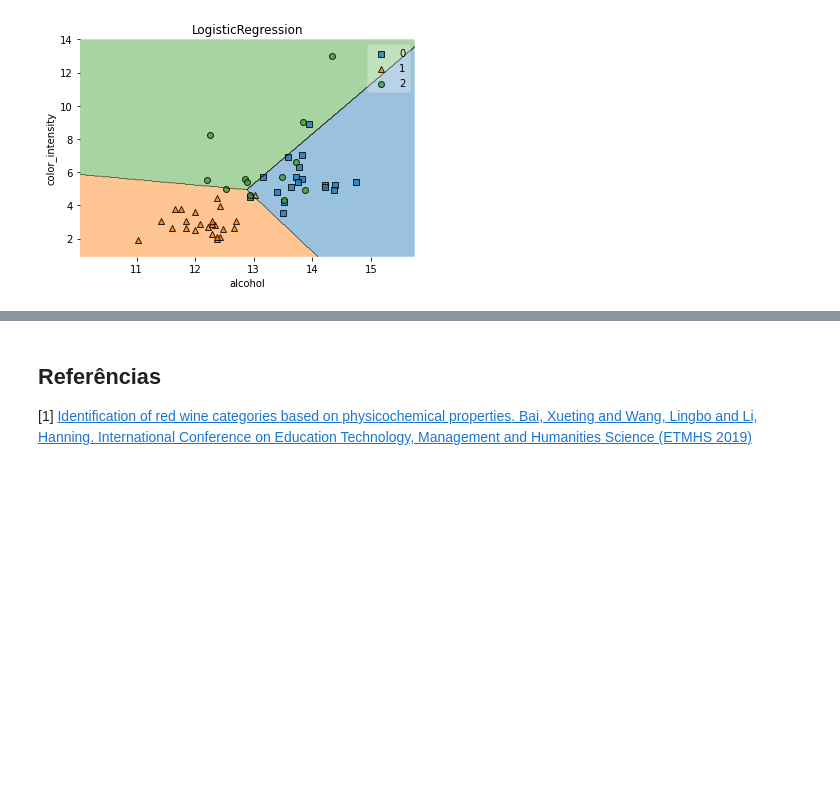
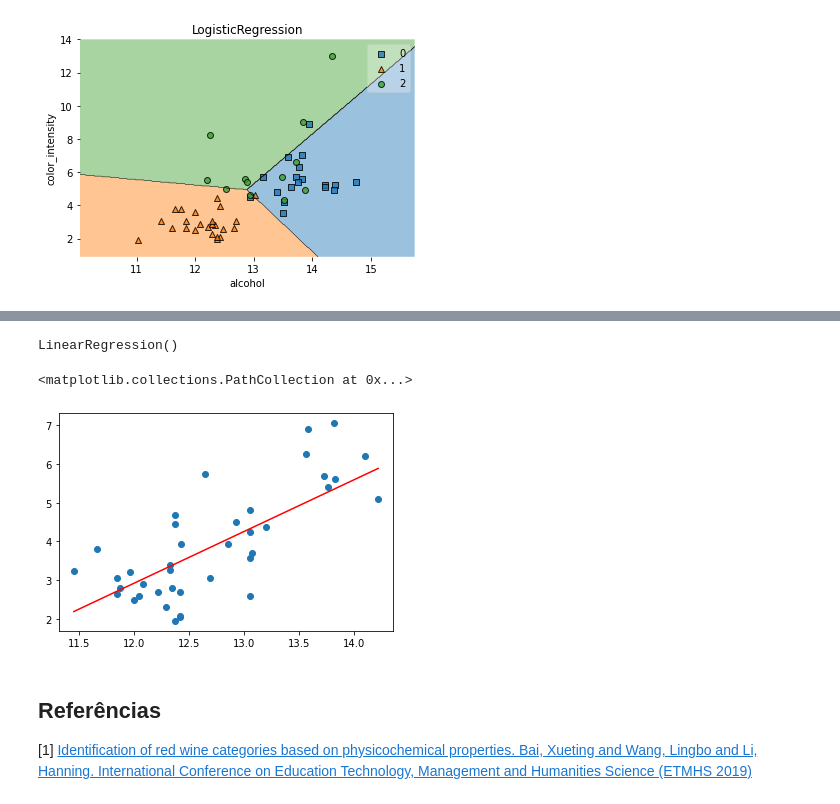
Before and after one commit to walbermr/monitoria-ml, a Jupyter notebook: linear-regression.ipynb, the cells around one changed output, grey strips where cells are left out. Saved outputs shown, nothing was run; the diff lists cells and outputs as text; code cells hidden in the pictures; blank space fills up the shorter version.

```diff
--- a/linear-regression.ipynb
+++ b/linear-regression.ipynb
@@ -204,3 +227,28 @@ show_decision_region(
+# %%
+# vamos apenas escolher duas features, uma para ser o x, outra para ser o y da nossa regressão
+feature_0 = "alcohol"
+feature_1 = "color_intensity"
+
+X_train, X_test, y_train, y_test = train_test_split(filtered_X[[feature_0]].values, filtered_X[[feature_1]].values, test_size=0.3, random_state=199)
+
+regression_model = LinearRegression()
+regression_model.fit(X_train, y_train)
+# %% [output]
+LinearRegression()
+# %%
+# vamos definir uma simples função para plotar a reta
+def plot_regression_line(x, model):
+    a = model.coef_[0] # coef_ é o coeficiente da reta (a)
+    b = model.intercept_[0] # intercept_ é o termo independente (b)
+    x = np.linspace(x.min(), x.max(), 50)
+    plt.plot(x, a*x+b, linestyle='-', color="r")
+
+plot_regression_line(X_test, regression_model)
+
+plt.scatter(X_test, y_test)
+# %% [output]
+<matplotlib.collections.PathCollection at 0x...>
+[figure, added]
 # %% [markdown]
 ## Referências
 
```
Also changed, not shown: parts of 8 cells of this notebook, 2 other files.
